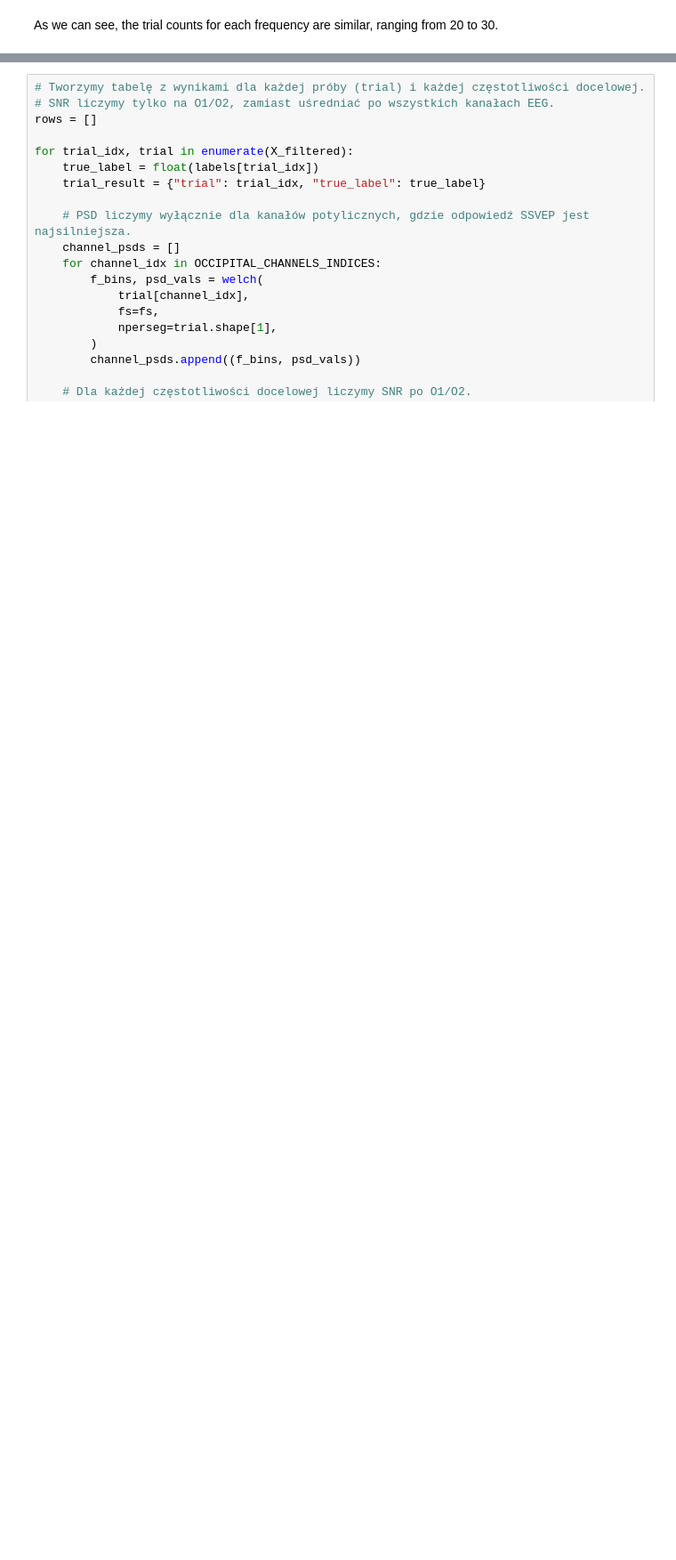
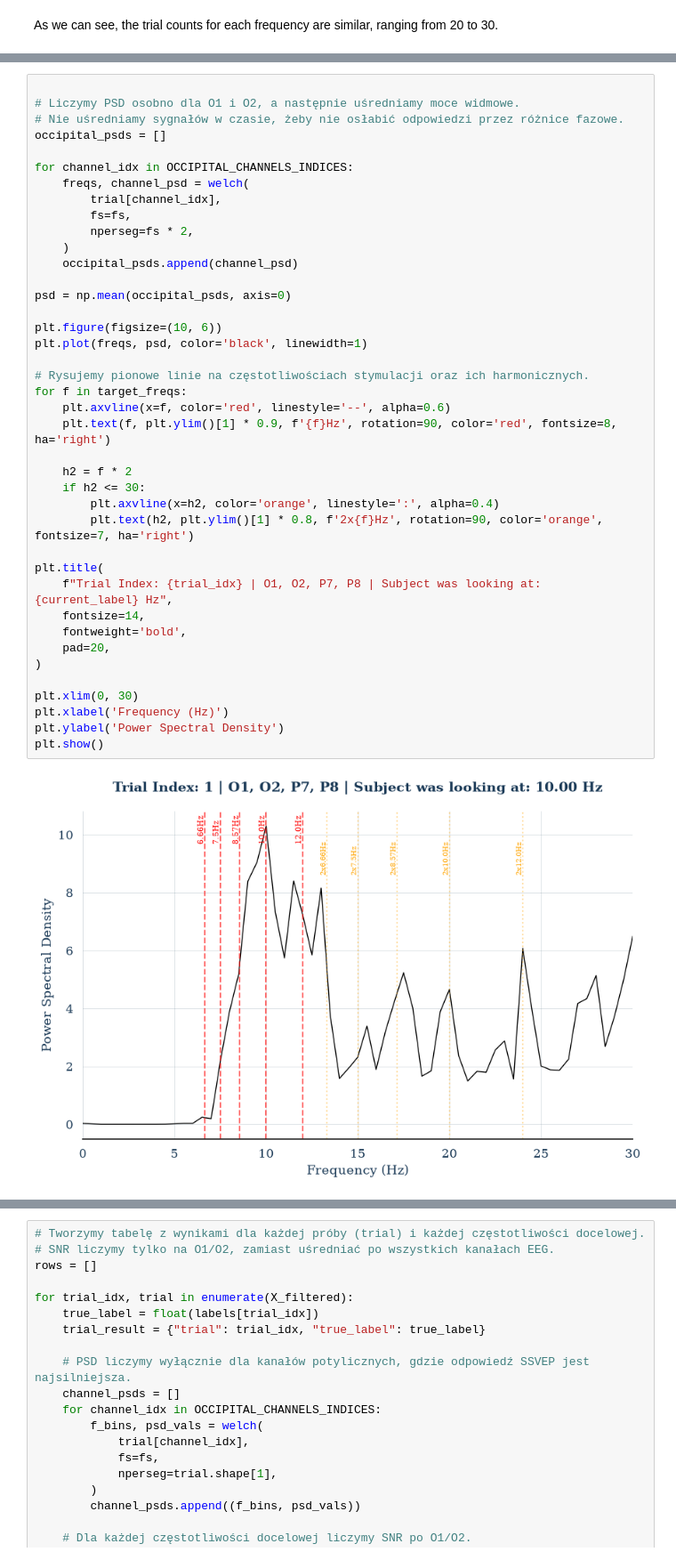
Before and after one commit to KN-Neuron/TALON, a Jupyter notebook: EDA/SSVEP_EDA.ipynb, the cells around one changed output, grey strips where cells are left out. Shown at 89% size. Drawn from its saved outputs; the diff is of its cells as text; blank space fills up the shorter version.

```diff
--- a/EDA/SSVEP_EDA.ipynb
+++ b/EDA/SSVEP_EDA.ipynb
@@ -205 +318,43 @@ plt.show()
+# %%
+
+# Liczymy PSD osobno dla O1 i O2, a następnie uśredniamy moce widmowe.
+# Nie uśredniamy sygnałów w czasie, żeby nie osłabić odpowiedzi przez różnice fazowe.
+occipital_psds = []
+
+for channel_idx in OCCIPITAL_CHANNELS_INDICES:
+    freqs, channel_psd = welch(
+        trial[channel_idx],
+        fs=fs,
+        nperseg=fs * 2,
+    )
+    occipital_psds.append(channel_psd)
+
+psd = np.mean(occipital_psds, axis=0)
+
+plt.figure(figsize=(10, 6))
+plt.plot(freqs, psd, color='black', linewidth=1)
+
+# Rysujemy pionowe linie na częstotliwościach stymulacji oraz ich harmonicznych.
+for f in target_freqs:
+    plt.axvline(x=f, color='red', linestyle='--', alpha=0.6)
+    plt.text(f, plt.ylim()[1] * 0.9, f'{f}Hz', rotation=90, color='red', fontsize=8, ha='right')
+
+    h2 = f * 2
+    if h2 <= 30:
+        plt.axvline(x=h2, color='orange', linestyle=':', alpha=0.4)
+        plt.text(h2, plt.ylim()[1] * 0.8, f'2x{f}Hz', rotation=90, color='orange', fontsize=7, ha='right')
+
+plt.title(
+    f"Trial Index: {trial_idx} | O1, O2, P7, P8 | Subject was looking at: {current_label} Hz",
+    fontsize=14,
+    fontweight='bold',
+    pad=20,
+)
+
+plt.xlim(0, 30)
+plt.xlabel('Frequency (Hz)')
+plt.ylabel('Power Spectral Density')
+plt.show()
+# %% [output]
+[figure, added]
 # %% [markdown]
```
Also changed, not shown: parts of 39 cells of this notebook, 2 other files.
